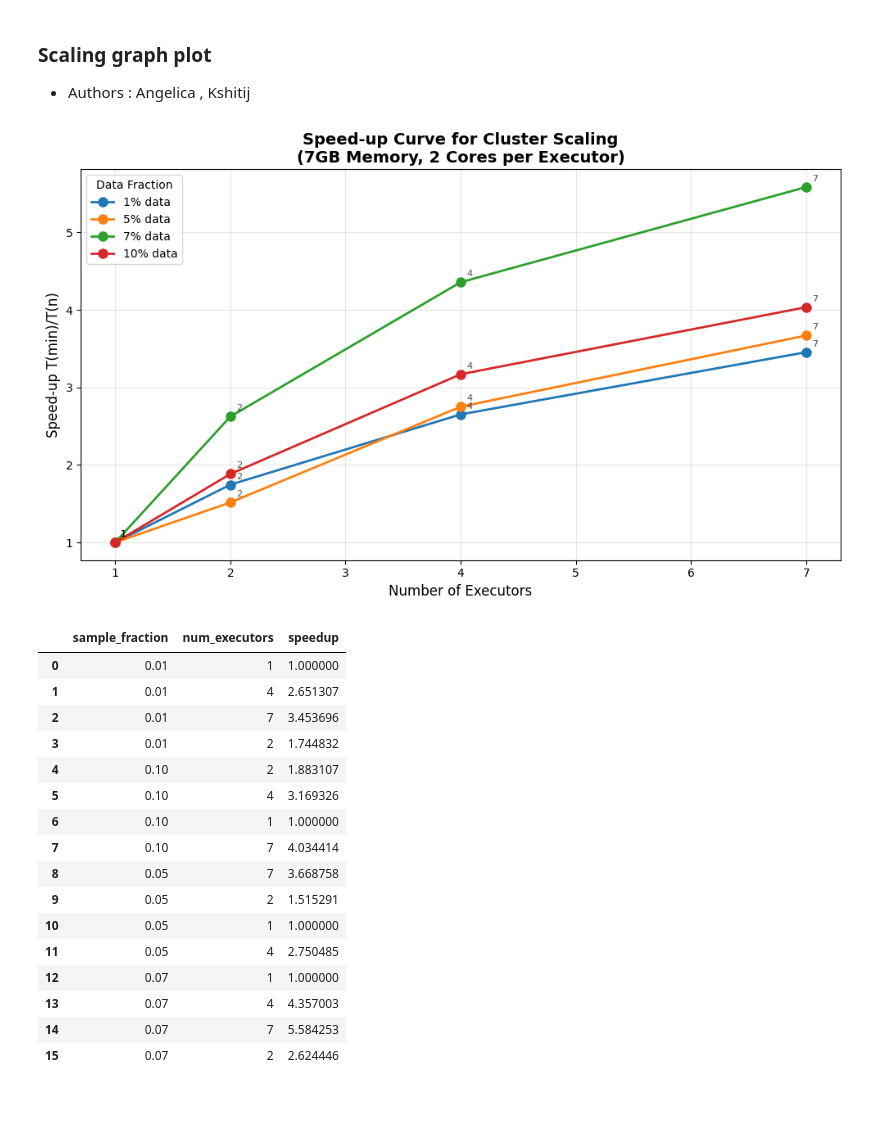
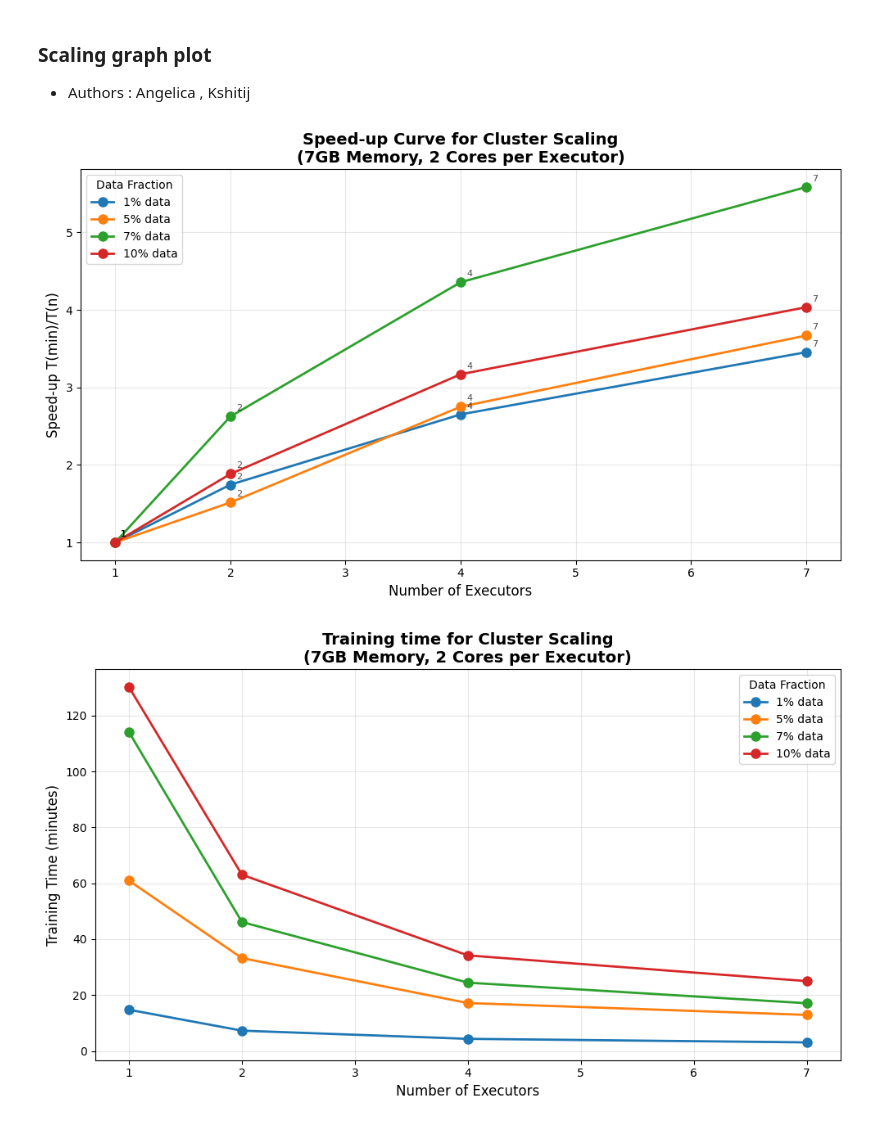
Before and after one commit to kshitijrajsharma/fractal-ml-distributed-computing, a Jupyter notebook: analysis/graphics.ipynb, the cells around one changed output. Cells and saved outputs as stored; diff of their text form; code cells hidden in the pictures.

Commit message:
added training time vs executor graphs

```diff
--- a/analysis/graphics.ipynb
+++ b/analysis/graphics.ipynb
@@ -50,27 +50,47 @@ def plot_scaling_analysis(results_dir, out='plot_scaling_analysis.png'):
     plt.tight_layout()
     plt.savefig(out, dpi=300)
     plt.show()
-    return df_speedup
+    return None
+
+def plot_training_time_vs_executors(results_dir,out='plot_training_time_vs_executors.png'):
+    json_files = list(Path(results_dir).glob("*.json"))
+
+    data = []
+    for file in json_files:
+        with open(file) as f:
+            data.append(json.load(f))
+
+    df = pd.DataFrame(data)
+    df['training_time_min'] = df['training_time_sec'] / 60
+
+    fig, ax = plt.subplots(figsize=(10, 6))
+
+
+    executor_memory = df['executor_memory'].iloc[0]
+    executor_cores = df['executor_cores'].iloc[0]
+
+    for fraction in sorted(df['sample_fraction'].unique()):
+        subset = df[df['sample_fraction'] == fraction].sort_values('num_executors', ascending=False)
+        ax.plot(subset['num_executors'], subset['training_time_min'],
+                marker='o', linewidth=2, markersize=8,
+                label=f'{fraction*100:.0f}% data')
+
+    ax.set_xlabel('Number of Executors', fontsize=12)
+    ax.set_ylabel('Training Time (minutes)', fontsize=12)
+    ax.set_title(f'Training time for Cluster Scaling\n({executor_memory}GB Memory, {executor_cores} Cores per Executor)',
+                    fontsize=14, weight='bold')
+    ax.legend(title='Data Fraction', fontsize=10)
+    ax.grid(True, alpha=0.3)
+    # ax.invert_xaxis()
+    plt.tight_layout()
+    plt.savefig(out, dpi=300)
+    plt.show()
+    return None
 # %%
 results_dir_local = Path("../results/local/experiment-1-fixed-tree/")
 plot_scaling_analysis(results_dir_local, out='graphs/scaling_analysis_local.png')
+plot_training_time_vs_executors(results_dir_local, out='graphs/training_time_vs_executors_local.png')
 # %% [output]
 [figure]
-|  | sample_fraction | num_executors | speedup |
-| 0 | 0.01 | 1 | 1.000000 |
-| 1 | 0.01 | 4 | 2.651307 |
-| 2 | 0.01 | 7 | 3.453696 |
-| 3 | 0.01 | 2 | 1.744832 |
-| 4 | 0.10 | 2 | 1.883107 |
-| 5 | 0.10 | 4 | 3.169326 |
-| 6 | 0.10 | 1 | 1.000000 |
-| 7 | 0.10 | 7 | 4.034414 |
-| 8 | 0.05 | 7 | 3.668758 |
-| 9 | 0.05 | 2 | 1.515291 |
-| 10 | 0.05 | 1 | 1.000000 |
-| 11 | 0.05 | 4 | 2.750485 |
-| 12 | 0.07 | 1 | 1.000000 |
-| 13 | 0.07 | 4 | 4.357003 |
-| 14 | 0.07 | 7 | 5.584253 |
-| 15 | 0.07 | 2 | 2.624446 |
+[figure, added]
 # %%
```
Also changed, not shown: parts of 2 cells of this notebook, 4 other files.
